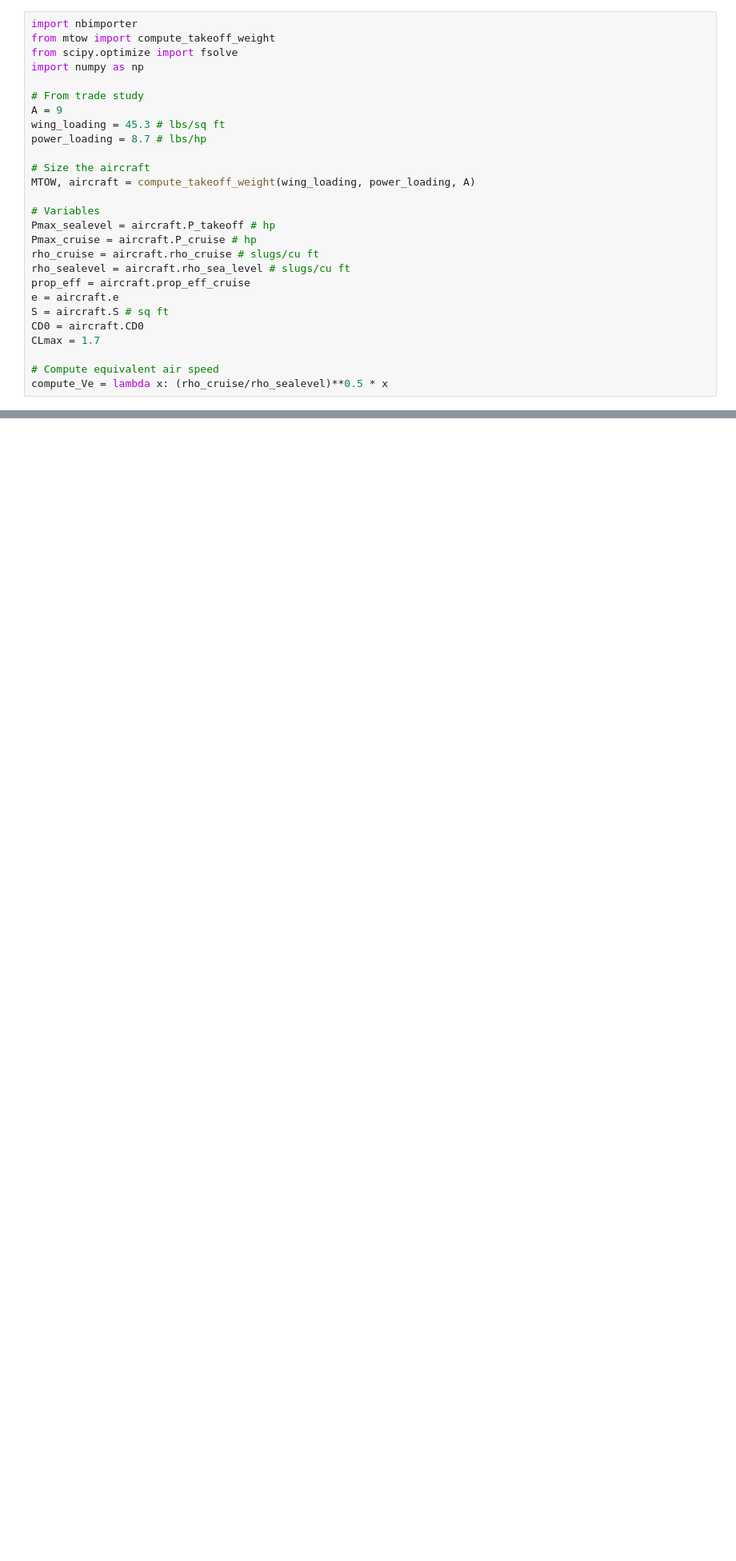
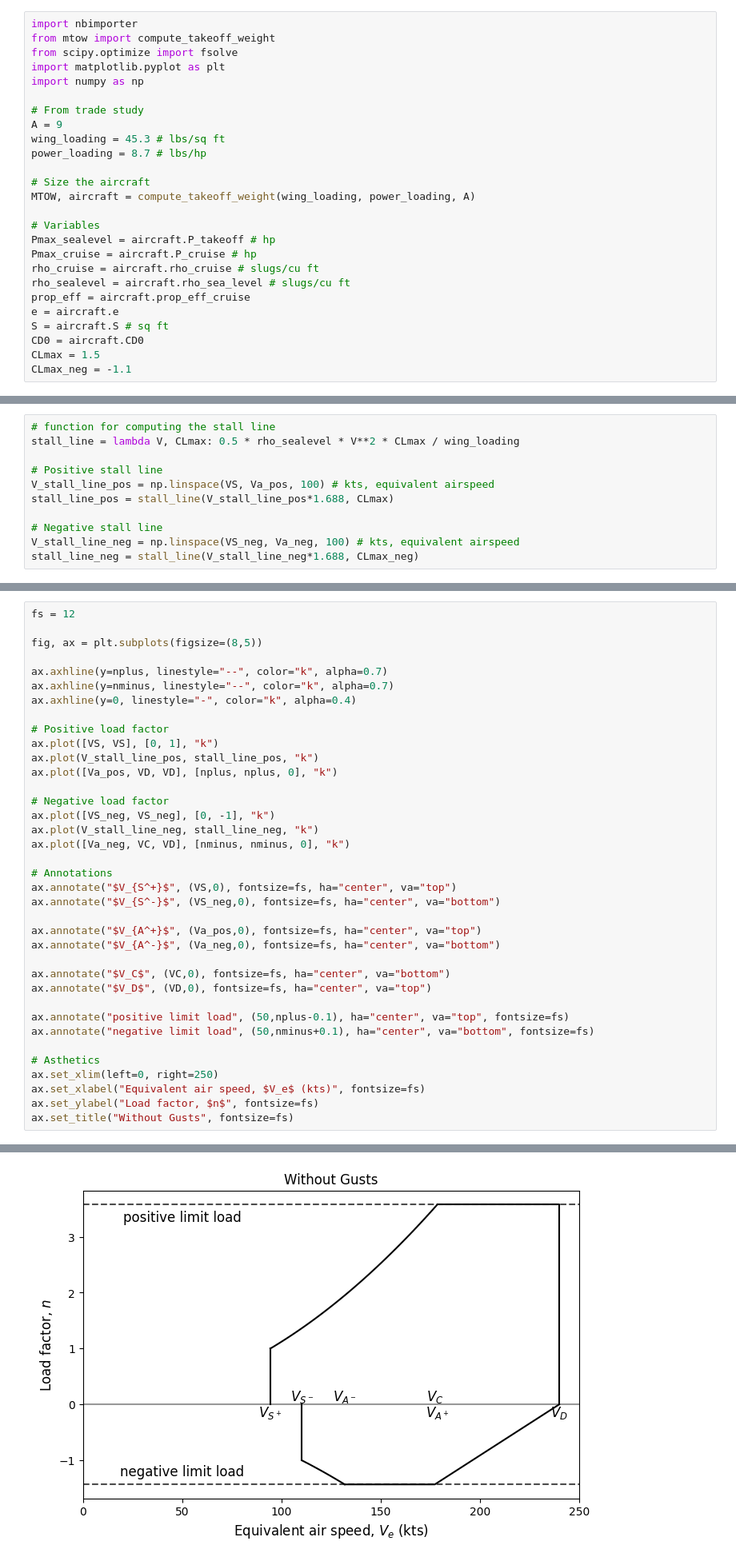
Before and after one commit to ComputationalDesignLab/aircraft-design, a Jupyter notebook: book/trade_study/vn_diagram.ipynb, the cells around one changed output, grey strips where cells are left out. Shown: that part at 80% size. Cells and saved outputs as stored; diff of their text form; blank space fills up the shorter version.

Commit message:
finalized Vn diagram

```diff
--- a/book/trade_study/vn_diagram.ipynb
+++ b/book/trade_study/vn_diagram.ipynb
@@ -21,6 +21,7 @@ Below code block imports required packages and defines some variables. It also d
 import nbimporter
 from mtow import compute_takeoff_weight
 from scipy.optimize import fsolve
+import matplotlib.pyplot as plt
 import numpy as np
 
 # From trade study
@@ -40,10 +41,8 @@ prop_eff = aircraft.prop_eff_cruise
 e = aircraft.e
 S = aircraft.S # sq ft
 CD0 = aircraft.CD0
-CLmax = 1.7
-
-# Compute equivalent air speed
-compute_Ve = lambda x: (rho_cruise/rho_sealevel)**0.5 * x
+CLmax = 1.5
+CLmax_neg = -1.1
 # %% [markdown]
 ## Load factor
 
@@ -182,0 +149,11 @@ Text(0, 0.5, 'Load factor, $n$')
+# %%
+# function for computing the stall line
+stall_line = lambda V, CLmax: 0.5 * rho_sealevel * V**2 * CLmax / wing_loading
+
+# Positive stall line
+V_stall_line_pos = np.linspace(VS, Va_pos, 100) # kts, equivalent airspeed
+stall_line_pos = stall_line(V_stall_line_pos*1.688, CLmax)
+
+# Negative stall line
+V_stall_line_neg = np.linspace(VS_neg, Va_neg, 100) # kts, equivalent airspeed
+stall_line_neg = stall_line(V_stall_line_neg*1.688, CLmax_neg)
@@ -182,0 +164,38 @@ Text(0, 0.5, 'Load factor, $n$')
+# %%
+fs = 12
+
+fig, ax = plt.subplots(figsize=(8,5))
+
+ax.axhline(y=nplus, linestyle="--", color="k", alpha=0.7)
+ax.axhline(y=nminus, linestyle="--", color="k", alpha=0.7)
+ax.axhline(y=0, linestyle="-", color="k", alpha=0.4)
+
+# Positive load factor
+ax.plot([VS, VS], [0, 1], "k")
+ax.plot(V_stall_line_pos, stall_line_pos, "k")
+ax.plot([Va_pos, VD, VD], [nplus, nplus, 0], "k")
+
+# Negative load factor
+ax.plot([VS_neg, VS_neg], [0, -1], "k")
+ax.plot(V_stall_line_neg, stall_line_neg, "k")
+ax.plot([Va_neg, VC, VD], [nminus, nminus, 0], "k")
+
+# Annotations
+ax.annotate("$V_{S^+}$", (VS,0), fontsize=fs, ha="center", va="top")
+ax.annotate("$V_{S^-}$", (VS_neg,0), fontsize=fs, ha="center", va="bottom")
+
+ax.annotate("$V_{A^+}$", (Va_pos,0), fontsize=fs, ha="center", va="top")
+ax.annotate("$V_{A^-}$", (Va_neg,0), fontsize=fs, ha="center", va="bottom")
+
+ax.annotate("$V_C$", (VC,0), fontsize=fs, ha="center", va="bottom")
+ax.annotate("$V_D$", (VD,0), fontsize=fs, ha="center", va="top")
+
+ax.annotate("positive limit load", (50,nplus-0.1), ha="center", va="top", fontsize=fs)
+ax.annotate("negative limit load", (50,nminus+0.1), ha="center", va="bottom", fontsize=fs)
+
+# Asthetics
+ax.set_xlim(left=0, right=250)
+ax.set_xlabel("Equivalent air speed, $V_e$ (kts)", fontsize=fs)
+ax.set_ylabel("Load factor, $n$", fontsize=fs)
+ax.set_title("Without Gusts", fontsize=fs)
+# %% [output]
@@ -182,0 +203 @@ Text(0, 0.5, 'Load factor, $n$')
+[figure, added]
```
Also changed, not shown: parts of 19 cells of this notebook.
